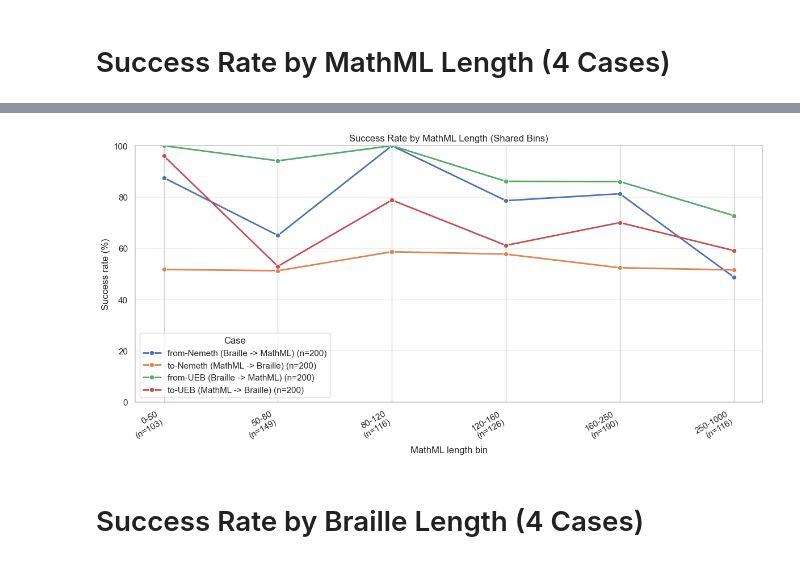
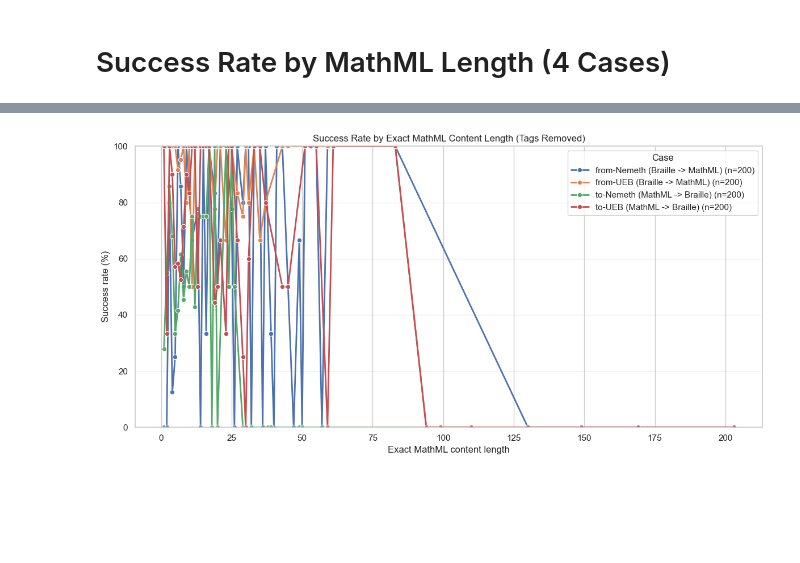
Before and after one commit to NSoiffer/MathMLData, a Jupyter notebook: success_rate_by_length.ipynb, the cells around one changed output, grey strips where cells are left out. Cells and saved outputs as stored; diff of their text form; code cells hidden in the pictures; blank space fills up the shorter version.

Commit message:
use mathml content-length

```diff
--- a/success_rate_by_length.ipynb
+++ b/success_rate_by_length.ipynb
@@ -94,6 +96,12 @@ def parse_rows(filepath: str, prefer_normalized_section: bool):
     return rows, section_used
 
 
+def mathml_to_text_content(mathml: str) -> str:
+    root = ET.fromstring(mathml)
+    result = "".join(root.itertext())
+    print("raw content:", result)
+    return result
+
 def build_dataframe(specs):
     rows = []
 
@@ -107,6 +115,7 @@ def build_dataframe(specs):
         for result in selected_rows:
             mathml = result[spec["mathml_field"]]
             braille = result[spec["braille_field"]]
+            mathml_text_content = mathml_to_text_content(mathml)
 
             rows.append(
                 {
@@ -115,7 +124,8 @@ def build_dataframe(specs):
                     "section_used": section_used,
                     "is_success": result["is_success"],
                     "mathml": mathml,
-                    "mathml_length": len(mathml),
+                    "mathml_content": mathml_text_content,
+                    "mathml_content_length": len(mathml_text_content),
                     "braille": braille,
                     "braille_length": len(braille),
                 }
@@ -205,43 +226,28 @@ display(mathml_summary_by_bin)
 # %%
-def format_interval(interval) -> str:
-    left = int(round(interval.left))
-    right = int(round(interval.right))
-    return f"{left}-{right}"
-
-
-x_positions = list(range(len(mathml_bin_order)))
-bin_count_map = dict(zip(mathml_bin_sizes["mathml_length_bin"], mathml_bin_sizes["count_total"]))
-x_labels = [f"{format_interval(interval)}\n(n={bin_count_map.get(interval, 0)})" for interval in mathml_bin_order]
-
 n_per_case = df.groupby("case").size().to_dict()
-mathml_plot_df = mathml_summary_by_bin.copy()
-mathml_plot_df["x_pos"] = mathml_plot_df["mathml_length_bin"].map({interval: i for i, interval in enumerate(mathml_bin_order)})
+mathml_plot_df = mathml_length_summary.copy()
 mathml_plot_df["case_label"] = mathml_plot_df["case"].map(lambda c: f"{c} (n={n_per_case[c]})")
 
 fig, ax = plt.subplots(figsize=(12, 6))
 sns.lineplot(
     data=mathml_plot_df,
-    x="x_pos",
+    x="mathml_content_length",
     y="success_rate_pct",
     hue="case_label",
     marker="o",
     linewidth=2,
     estimator=None,
-    sort=False,
+    sort=True,
     ax=ax,
 )
 
-ax.set_title("Success Rate by MathML Length (Shared Bins)")
-ax.set_xlabel("MathML length bin")
+ax.set_title("Success Rate by Exact MathML Content Length (Tags Removed)")
+ax.set_xlabel("Exact MathML content length")
 ax.set_ylabel("Success rate (%)")
-ax.set_xticks(x_positions)
-ax.set_xticklabels(x_labels, rotation=30, ha="right")
 ax.set_ylim(0, 100)
 ax.grid(axis="y", alpha=0.3)
 ax.legend(title="Case")
 fig.tight_layout()
 plt.show()
 # %% [output]
-[figure, old version]
+[figure, new version]
-# %% [markdown]
-# Success Rate by Braille Length (4 Cases)
```
Also changed, not shown: parts of 4 cells of this notebook.
